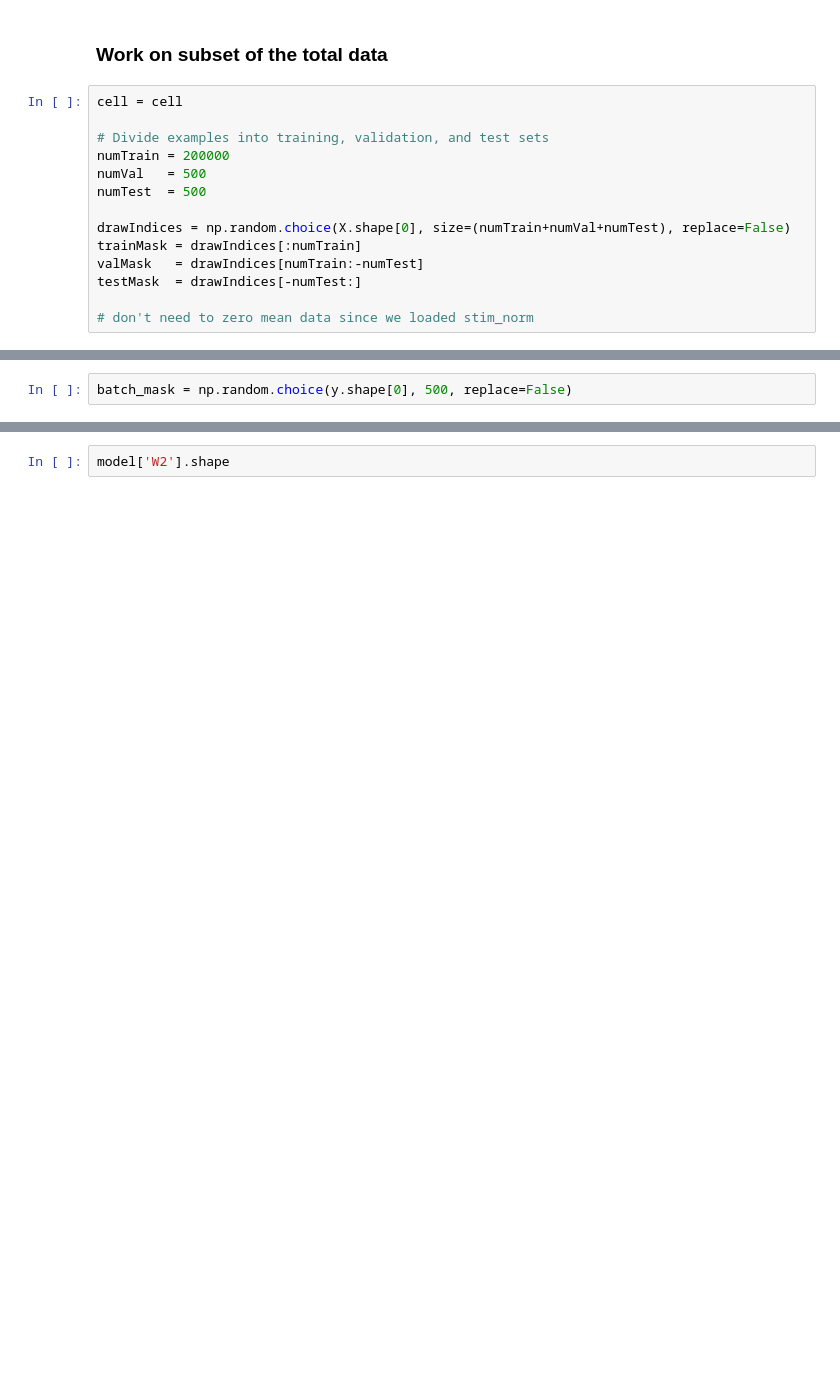
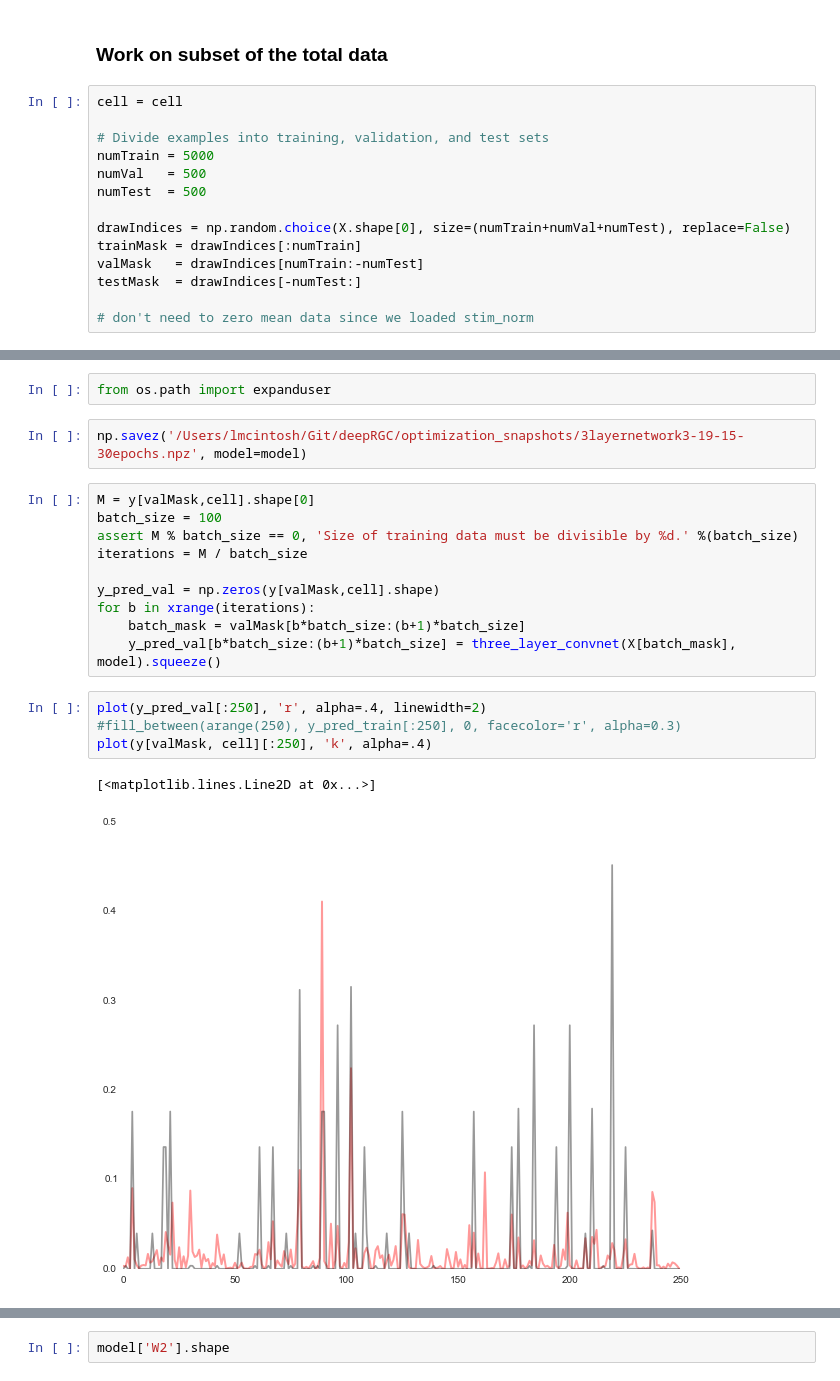
Before and after one commit to baccuslab/deep-retina, a Jupyter notebook: python/sample.ipynb, the cells around one changed output, grey strips where cells are left out. Drawn from its saved outputs; the diff is of its cells as text; blank space fills up the shorter version.

```diff
--- a/python/sample.ipynb
+++ b/python/sample.ipynb
@@ -309,7 +308,7 @@ np.sum(model['W1'] * model['W1'])
 cell = cell
 
 # Divide examples into training, validation, and test sets
-numTrain = 200000
+numTrain = 5000
 numVal   = 500
 numTest  = 500
 
@@ -362,2 +379,0 @@ if np.max(val_acc_history) > best_val_acc:
-# %%
-batch_mask = np.random.choice(y.shape[0], 500, replace=False)
@@ -371,0 +380,21 @@ mpld3.display()
+# %%
+from os.path import expanduser
+# %%
+np.savez('/Users/lmcintosh/Git/deepRGC/optimization_snapshots/3layernetwork3-19-15-30epochs.npz', model=model)
+# %%
+M = y[valMask,cell].shape[0]
+batch_size = 100
+assert M % batch_size == 0, 'Size of training data must be divisible by %d.' %(batch_size)
+iterations = M / batch_size
+
+y_pred_val = np.zeros(y[valMask,cell].shape)
+for b in xrange(iterations):
+    batch_mask = valMask[b*batch_size:(b+1)*batch_size]
+    y_pred_val[b*batch_size:(b+1)*batch_size] = three_layer_convnet(X[batch_mask], model).squeeze()
+# %%
+plot(y_pred_val[:250], 'r', alpha=.4, linewidth=2)
+#fill_between(arange(250), y_pred_train[:250], 0, facecolor='r', alpha=0.3)
+plot(y[valMask, cell][:250], 'k', alpha=.4)
+# %% [output]
+[<matplotlib.lines.Line2D at 0x...>]
+[figure, added]
```
Also changed, not shown: parts of 14 cells of this notebook, 2 other files.
